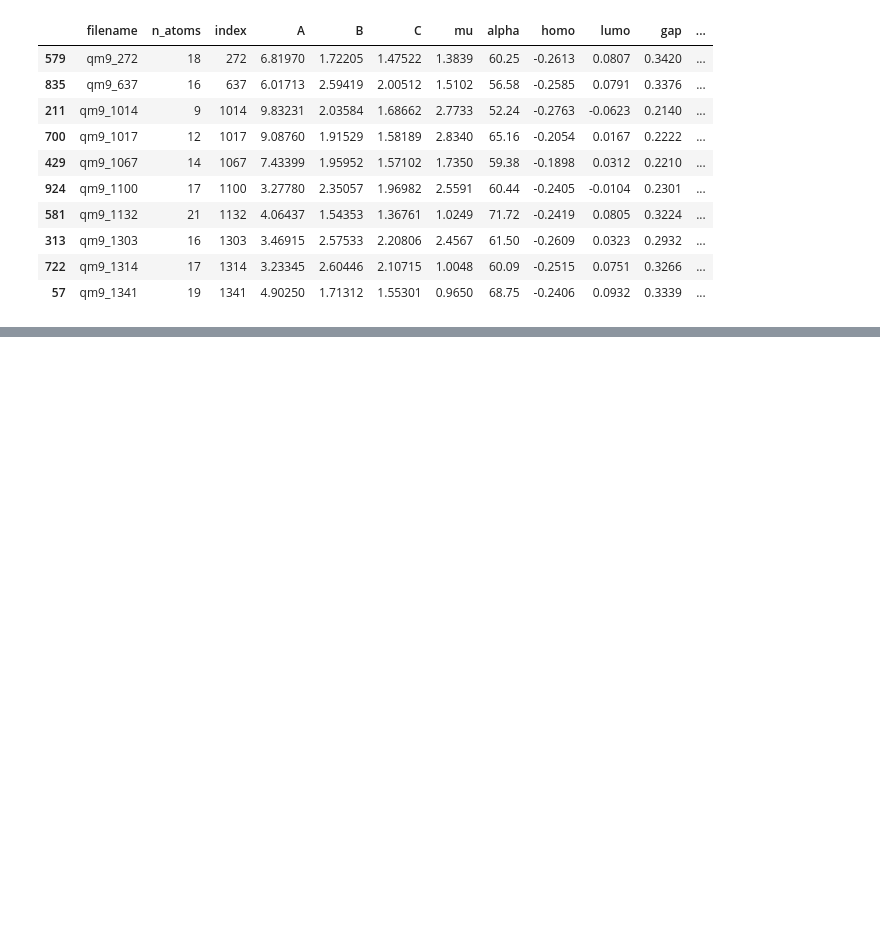
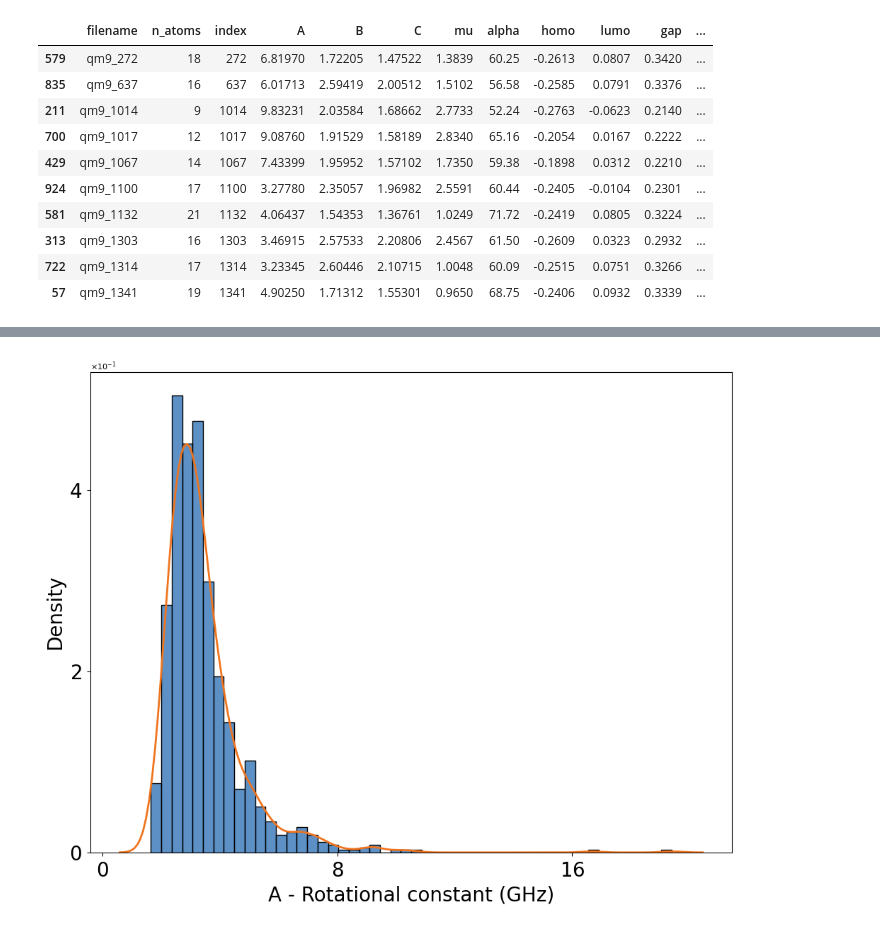
Before and after one commit to petkokp/QM9, a Jupyter notebook: QM9.ipynb, the cells around one changed output, grey strips where cells are left out. Cells and saved outputs as stored; diff of their text form; code cells hidden in the pictures; blank space fills up the shorter version.

```diff
--- a/QM9.ipynb
+++ b/QM9.ipynb
@@ -63,0 +86,98 @@ df_sorted.head(10)
+# %%
+colors = ["#F0741E", "#276CB3"]
+plt.style.use("seaborn-v0_8-paper")
+
+target_list = ["A","B",	"C",	"mu",	"alpha",	"homo",	"lumo",	"gap",	"R2",	"zpve",	"U0",	"U",	"H",	"G",	"Cv"]
+#dictionry of the x and y labels for plot
+target_labels = {
+    "A": ("A - Rotational constant (GHz)", "Density"),
+    "B": ("B - Rotational constant (GHz)", "Density"),
+    "C": (
+        "C - Rotational constant (GHz)",
+        "Density",
+    ),
+    "mu": (
+        "mu - Dipole moment (D)",
+        "Density",
+    ),
+    "alpha": (
+        "alpha - Isotropic polarizability (a0^3)",
+        "Density",
+    ),
+    "homo": (
+        "homo - Highest orbital energy (eV)",
+        "Density",
+    ),
+    "lumo": (
+        "lumo - Lowest orbital energy (eV)",
+        "Density",
+    ),
+    "gap": (
+        "gap - Gap between homo and lumo (eV)",
+        "Density",
+    ),
+    "R2": (
+        "R2 - Electronic spatial extent (a0^2)",
+        "Density",
+    ),
+    "zpve": (
+        "zpve - Zero point vibrational energy (eV)",
+        "Density",
+    ),
+    "U0": (
+        "U0 - Internal energy at 0K (eV)",
+        "Density",
+    ),
+    "U": (
+        "U - Internal energy at 298.15K (eV)",
+        "Density",
+    ),
+    "H": (
+        "H - Enthalpy at 298.15K (eV)",
+        "Density",
+    ),
+    "G": (
+        "G - Free energy at 298.15K (eV)",
+        "Density",
+    ),
+    "Cv": (
+        "Cv - Heat capavity at 298.15K (cal/(mol*K))",
+        "Density",
+    ),
+}
+
+# histogram and the kde
+for target in target_list:
+
+    fig = plt.figure(figsize=(10, 8))
+
+    ax = fig.add_subplot(1, 1, 1)
+
+    sns.histplot(
+        x=df_sorted[f"{target}"],
+        fill=True,
+        linewidth=1,
+        kde=False,
+        stat="density",
+        color=colors[1],
+        ax=ax,
+        bins=50,
+    )
+
+    sns.kdeplot(x=df_sorted[f"{target}"], linewidth=2, color=colors[0], ax=ax)
+
+    formatter = ScalarFormatter(useMathText=True)
+    formatter.set_scientific(True)
+    formatter.set_powerlimits((-1,1))
+    ax.xaxis.set_major_formatter(formatter)
+    ax.yaxis.set_major_formatter(formatter)
+
+    ax.xaxis.set_major_locator(MaxNLocator(nbins=3))
+    ax.yaxis.set_major_locator(MaxNLocator(nbins=3))
+    ax.set_xlabel(target_labels[target][0], fontsize=20)
+    ax.set_ylabel(target_labels[target][1], fontsize=20)
+    plt.tick_params(axis="both", which="major", labelsize=20)
+    plt.tight_layout()
+    plt.show()
+# %% [output]
+[figure, added]
```
Also changed, not shown: parts of 3 cells of this notebook.
